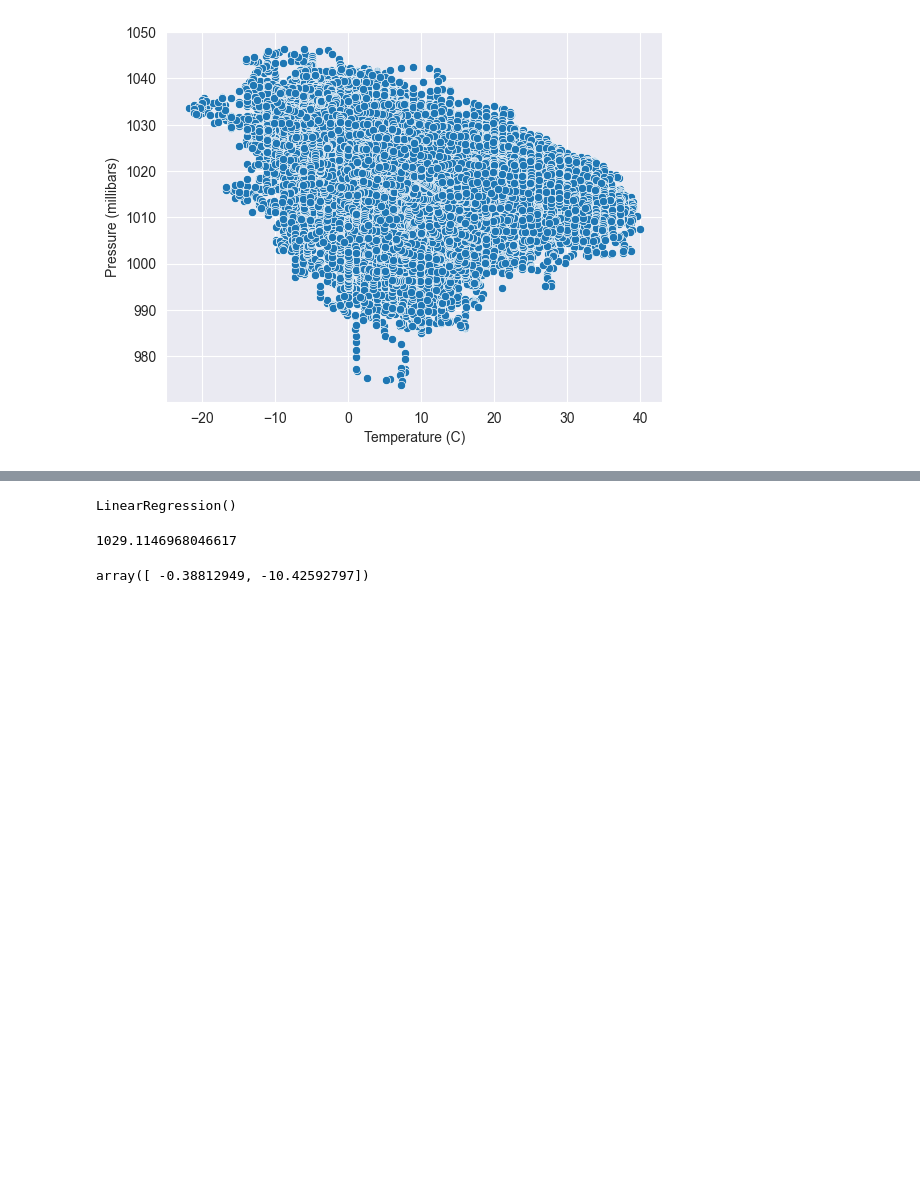
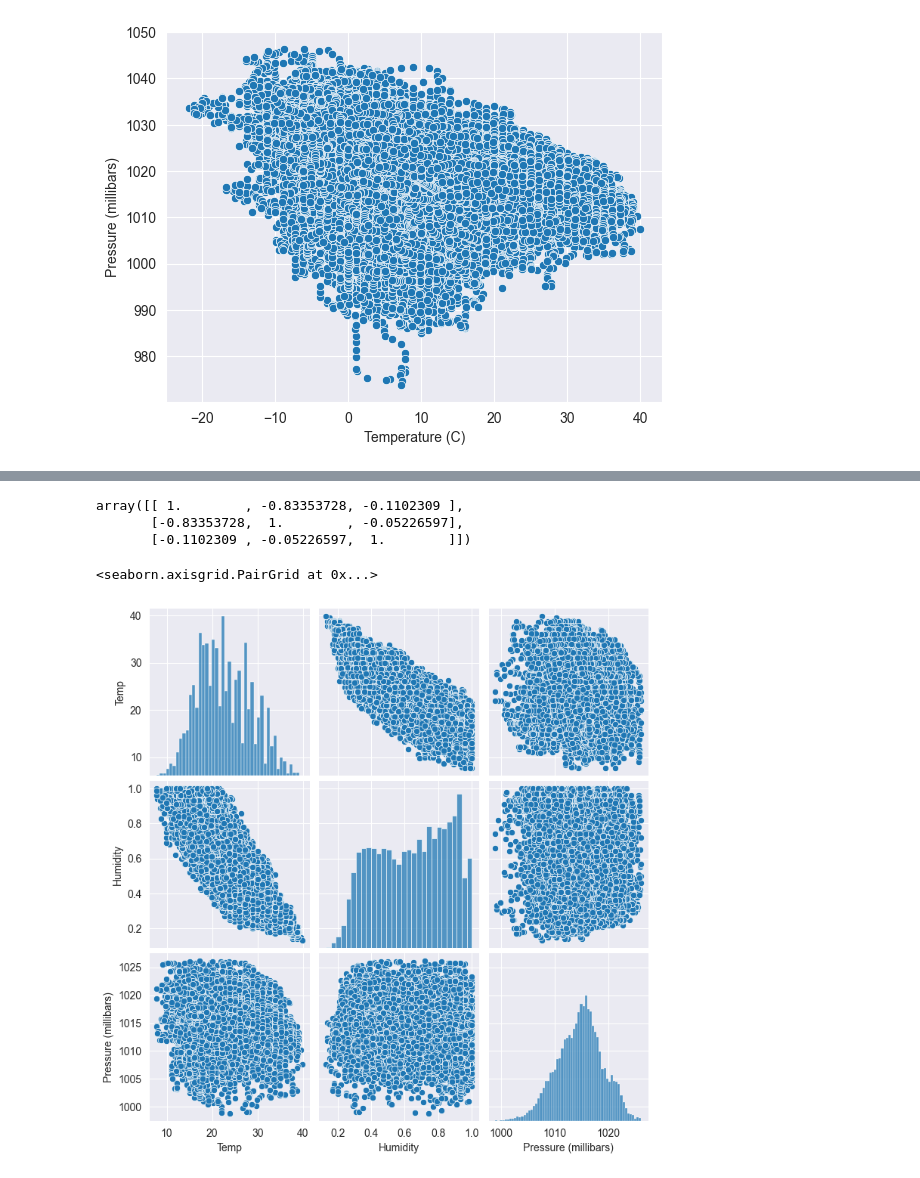
Before and after one commit to ARPDATA11/Regresja, a Jupyter notebook: Project.ipynb, the cells around one changed output, grey strips where cells are left out. Drawn from its saved outputs; the diff is of its cells as text; code cells hidden in the pictures; blank space fills up the shorter version.

```diff
--- a/Project.ipynb
+++ b/Project.ipynb
@@ -210,17 +242,15 @@ df_copy.head()
 # %%
 df_copy = df_copy.rename(columns={'Temperature (C)': 'Temp'})
 # %%
-X = df_copy[['Temp', 'Humidity']]
-y = df_copy['Pressure (millibars)']
-model = LinearRegression()
-model.fit(X, y)
+cor = np.corrcoef((df_copy['Temp'], df_copy['Humidity']), df_copy['Pressure (millibars)'])
-# %% [output]
-LinearRegression()
-# %%
-model.intercept_
-# %% [output]
-1029.1146968046617
-# %%
-model.coef_
-# %% [output]
-array([ -0.38812949, -10.42592797])
+# %%
+cor
+# %% [output]
+array([[ 1.        , -0.83353728, -0.1102309 ],
+       [-0.83353728,  1.        , -0.05226597],
+       [-0.1102309 , -0.05226597,  1.        ]])
+# %%
+sns.pairplot(df_copy[['Temp', 'Humidity', 'Pressure (millibars)']])
+# %% [output]
+<seaborn.axisgrid.PairGrid at 0x...>
+[figure, added]
```
Also changed, not shown: parts of 18 cells of this notebook.
